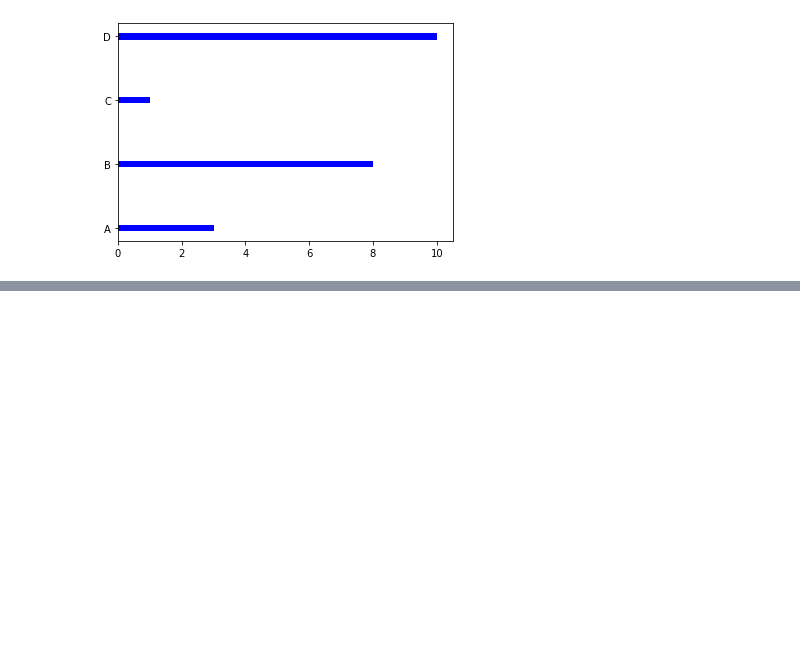
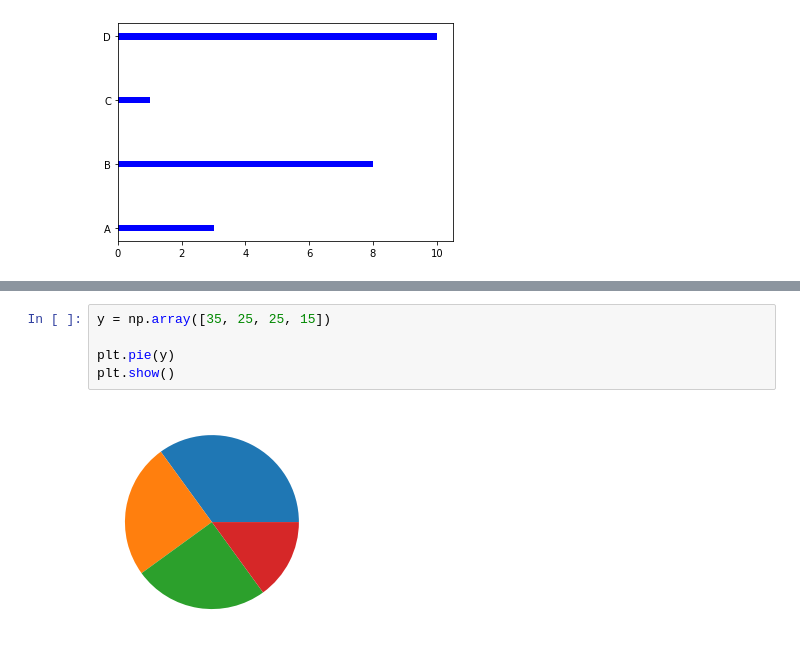
Before and after one commit to alinemati45/Python-Tutorial, a Jupyter notebook: Matplotlib.ipynb, the cells around one changed output, grey strips where cells are left out. Drawn from its saved outputs; the diff is of its cells as text; blank space fills up the shorter version.

```diff
--- a/Matplotlib.ipynb
+++ b/Matplotlib.ipynb
@@ -883,0 +953,7 @@ plt.show()
+# %%
+y = np.array([35, 25, 25, 15])
+
+plt.pie(y)
+plt.show()
+# %% [output]
+[figure, added]
```
Also changed, not shown: parts of 13 cells of this notebook, 1 other file.
